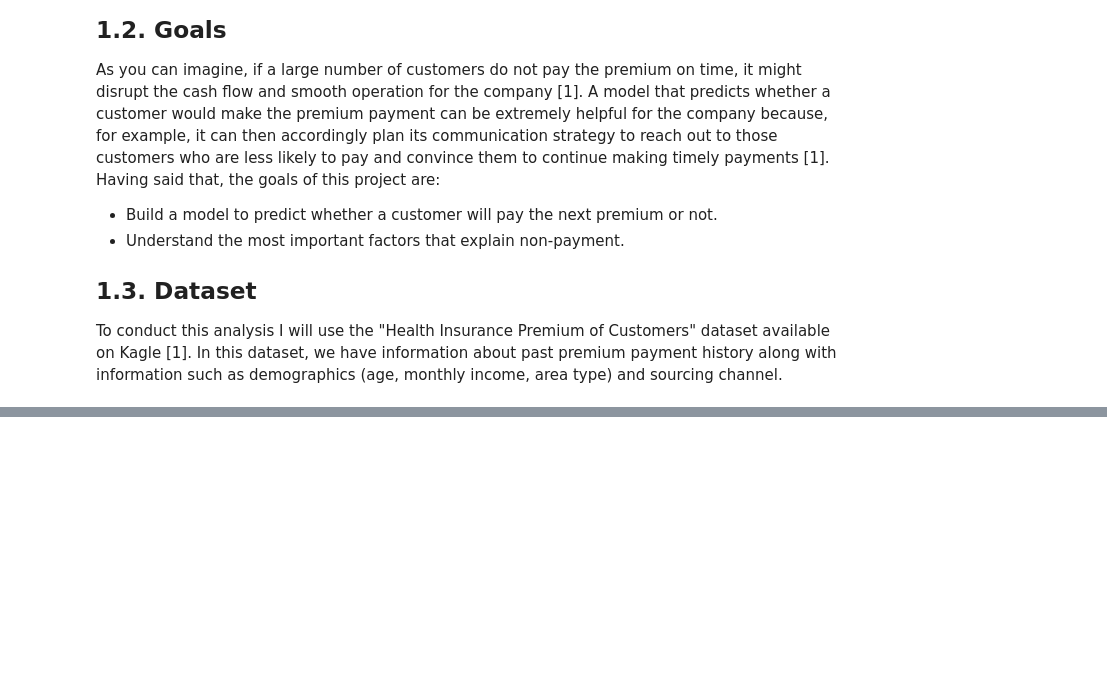
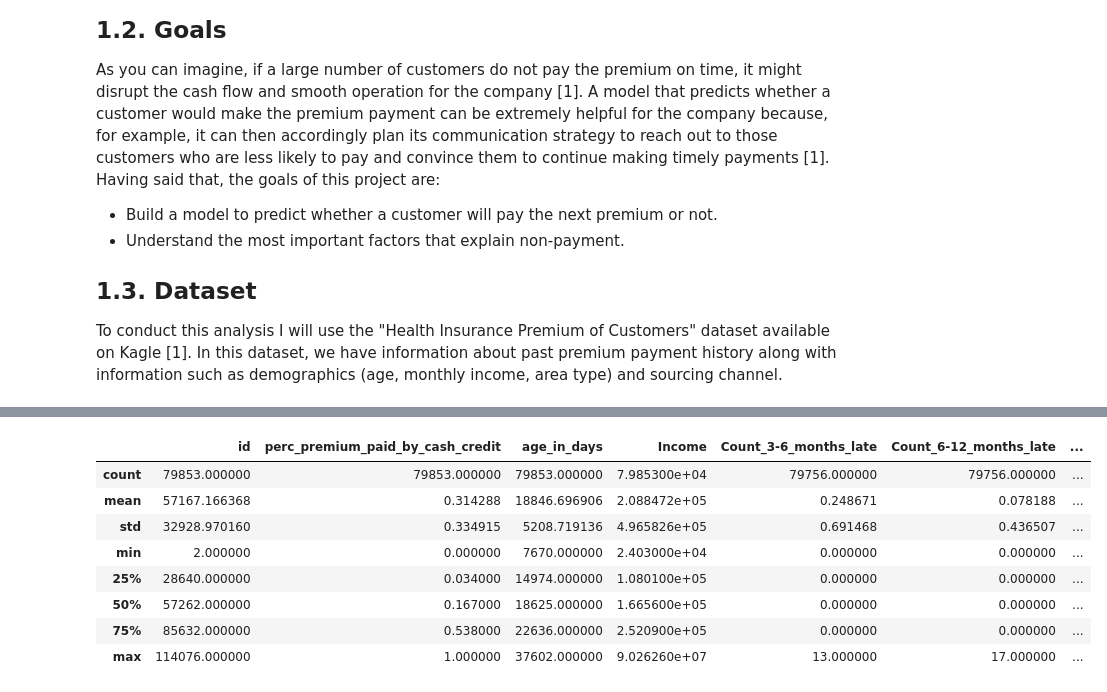
Before and after one commit to mefonseca/Insurance_payment, a Jupyter notebook: Non_payment_of_insurance_premium.ipynb, the cells around one changed output, grey strips where cells are left out. Cells and saved outputs as stored; diff of their text form; code cells hidden in the pictures; blank space fills up the shorter version.

```diff
--- a/Non_payment_of_insurance_premium.ipynb
+++ b/Non_payment_of_insurance_premium.ipynb
@@ -48,0 +122,12 @@ To conduct this analysis I will use the "Health Insurance Premium of Customers"
+# %%
+train.describe()
+# %% [output]
+|  | id | perc_premium_paid_by_cash_credit | age_in_days | Income | Count_3-6_months_late | Count_6-12_months_late | ... |
+| count | 79853.000000 | 79853.000000 | 79853.000000 | 7.985300e+04 | 79756.000000 | 79756.000000 | ... |
+| mean | 57167.166368 | 0.314288 | 18846.696906 | 2.088472e+05 | 0.248671 | 0.078188 | ... |
+| std | 32928.970160 | 0.334915 | 5208.719136 | 4.965826e+05 | 0.691468 | 0.436507 | ... |
+| min | 2.000000 | 0.000000 | 7670.000000 | 2.403000e+04 | 0.000000 | 0.000000 | ... |
+| 25% | 28640.000000 | 0.034000 | 14974.000000 | 1.080100e+05 | 0.000000 | 0.000000 | ... |
+| 50% | 57262.000000 | 0.167000 | 18625.000000 | 1.665600e+05 | 0.000000 | 0.000000 | ... |
+| 75% | 85632.000000 | 0.538000 | 22636.000000 | 2.520900e+05 | 0.000000 | 0.000000 | ... |
+| max | 114076.000000 | 1.000000 | 37602.000000 | 9.026260e+07 | 13.000000 | 17.000000 | ... |
```
Also changed, not shown: parts of 24 cells of this notebook.
